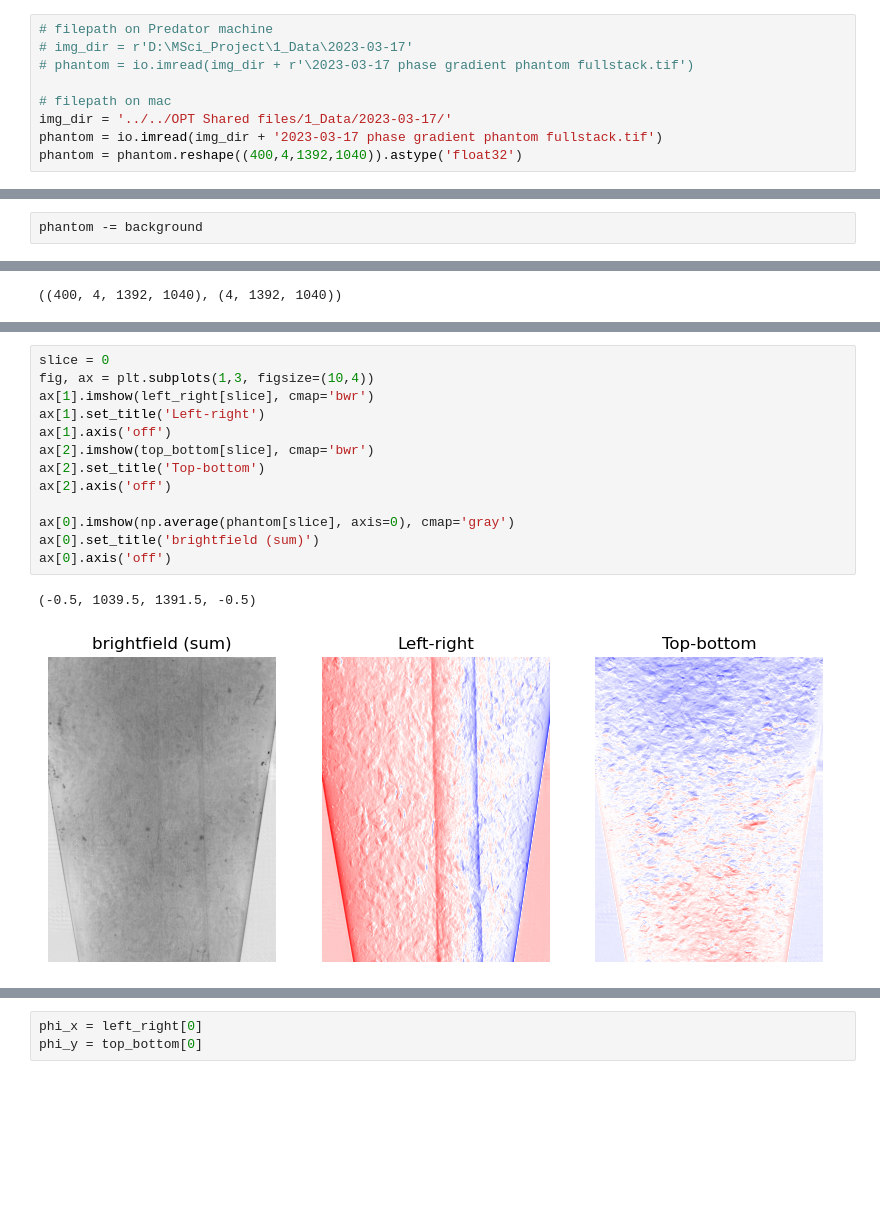
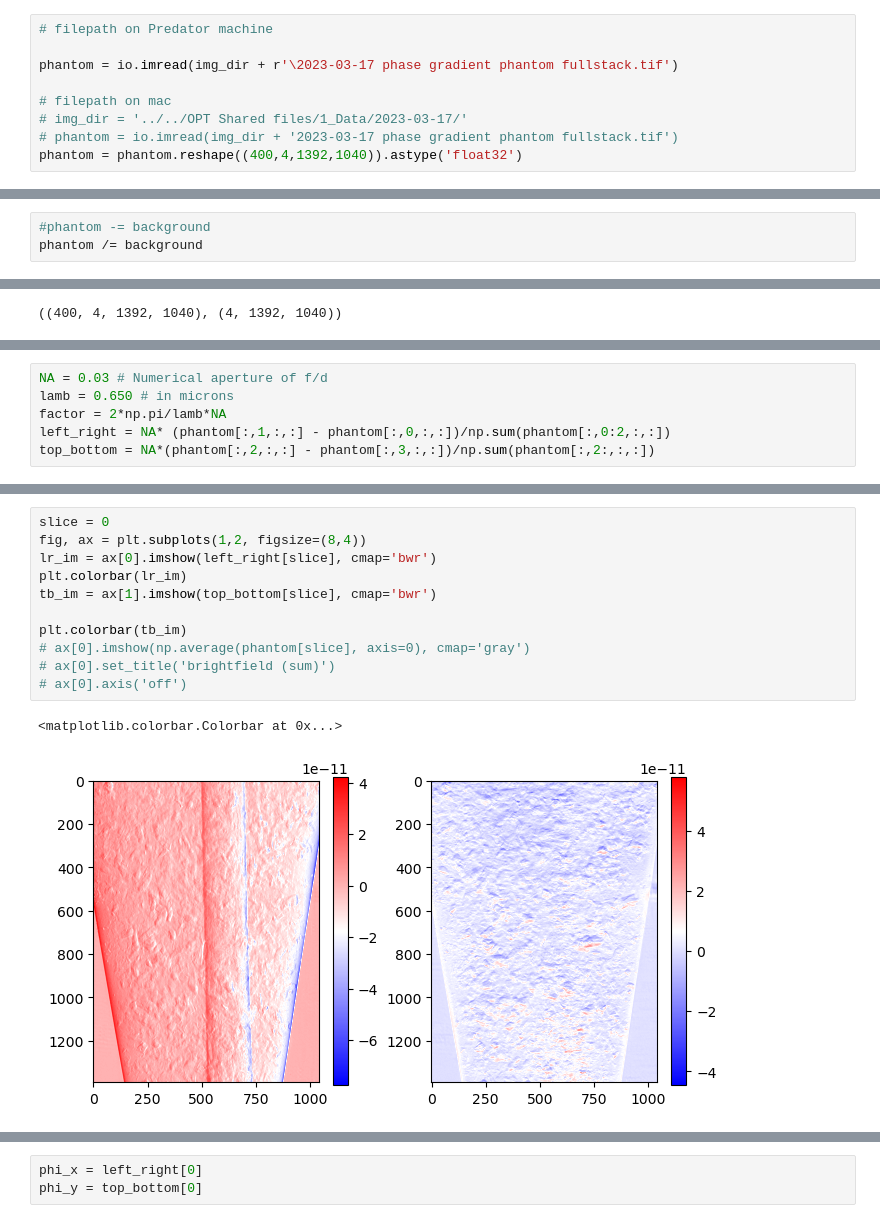
Before and after one commit to kwokkenton/optea, a Jupyter notebook: led_array/agarose_phantom_analysis.ipynb, the cells around one changed output, grey strips where cells are left out. Saved outputs shown, nothing was run; the diff lists cells and outputs as text; blank space fills up the shorter version.

```diff
--- a/led_array/agarose_phantom_analysis.ipynb
+++ b/led_array/agarose_phantom_analysis.ipynb
@@ -17,11 +19,11 @@ from tqdm import tqdm
 # %%
 # filepath on Predator machine
-# img_dir = r'D:\MSci_Project\1_Data\2023-03-17'
-# phantom = io.imread(img_dir + r'\2023-03-17 phase gradient phantom fullstack.tif')
+
+phantom = io.imread(img_dir + r'\2023-03-17 phase gradient phantom fullstack.tif')
 
 # filepath on mac
-img_dir = '../../OPT Shared files/1_Data/2023-03-17/'
-phantom = io.imread(img_dir + '2023-03-17 phase gradient phantom fullstack.tif')
+# img_dir = '../../OPT Shared files/1_Data/2023-03-17/'
+# phantom = io.imread(img_dir + '2023-03-17 phase gradient phantom fullstack.tif')
 phantom = phantom.reshape((400,4,1392,1040)).astype('float32')
 # %%
 im_width = 1040
@@ -96,5 +106,3 @@ for i in range(4):
     ax[i].set_title(title_labels[i])
 # %% [output]
 [figure]
-# %%
-phantom -= background
@@ -101 +111,4 @@ phantom -= background
+# %%
+#phantom -= background
+phantom /= background
 # %%
@@ -125,0 +152,6 @@ Use the indexing above to generate the illumination images, then pass into `plot
+# %%
+NA = 0.03 # Numerical aperture of f/d
+lamb = 0.650 # in microns
+factor = 2*np.pi/lamb*NA
+left_right = NA* (phantom[:,1,:,:] - phantom[:,0,:,:])/np.sum(phantom[:,0:2,:,:])
+top_bottom = NA*(phantom[:,2,:,:] - phantom[:,3,:,:])/np.sum(phantom[:,2:,:,:])
@@ -126,17 +164,15 @@ Use the indexing above to generate the illumination images, then pass into `plot
 # %%
 slice = 0
-fig, ax = plt.subplots(1,3, figsize=(10,4))
-ax[1].imshow(left_right[slice], cmap='bwr')
-ax[1].set_title('Left-right')
-ax[1].axis('off')
-ax[2].imshow(top_bottom[slice], cmap='bwr')
-ax[2].set_title('Top-bottom')
-ax[2].axis('off')
+fig, ax = plt.subplots(1,2, figsize=(8,4))
+lr_im = ax[0].imshow(left_right[slice], cmap='bwr')
+plt.colorbar(lr_im)
+tb_im = ax[1].imshow(top_bottom[slice], cmap='bwr')
 
-ax[0].imshow(np.average(phantom[slice], axis=0), cmap='gray')
-ax[0].set_title('brightfield (sum)')
-ax[0].axis('off')
+plt.colorbar(tb_im)
+# ax[0].imshow(np.average(phantom[slice], axis=0), cmap='gray')
+# ax[0].set_title('brightfield (sum)')
+# ax[0].axis('off')
 # %% [output]
-(-0.5, 1039.5, 1391.5, -0.5)
+<matplotlib.colorbar.Colorbar at 0x...>
-[figure, old version]
+[figure, new version]
 # %% [markdown]
```
Also changed, not shown: parts of 31 cells of this notebook, 3 other files.
